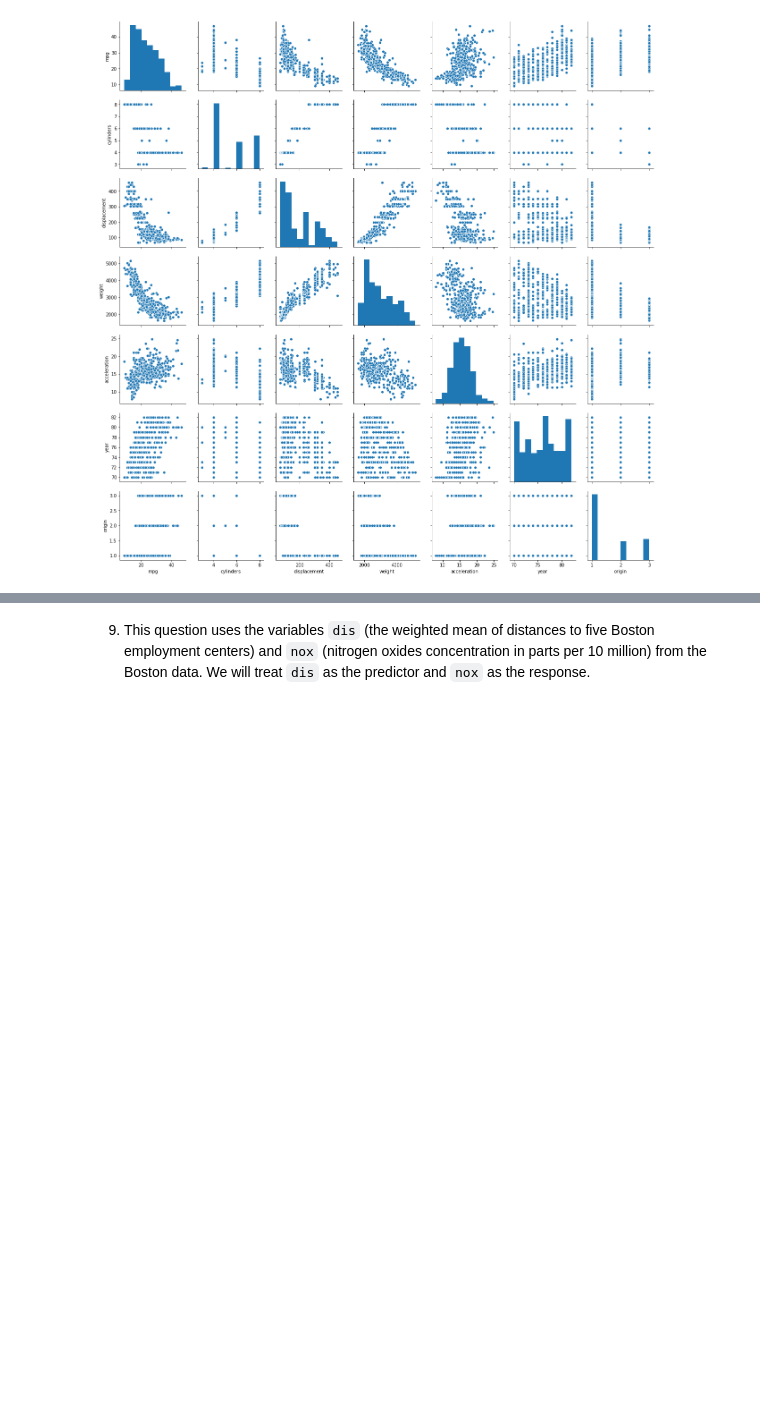
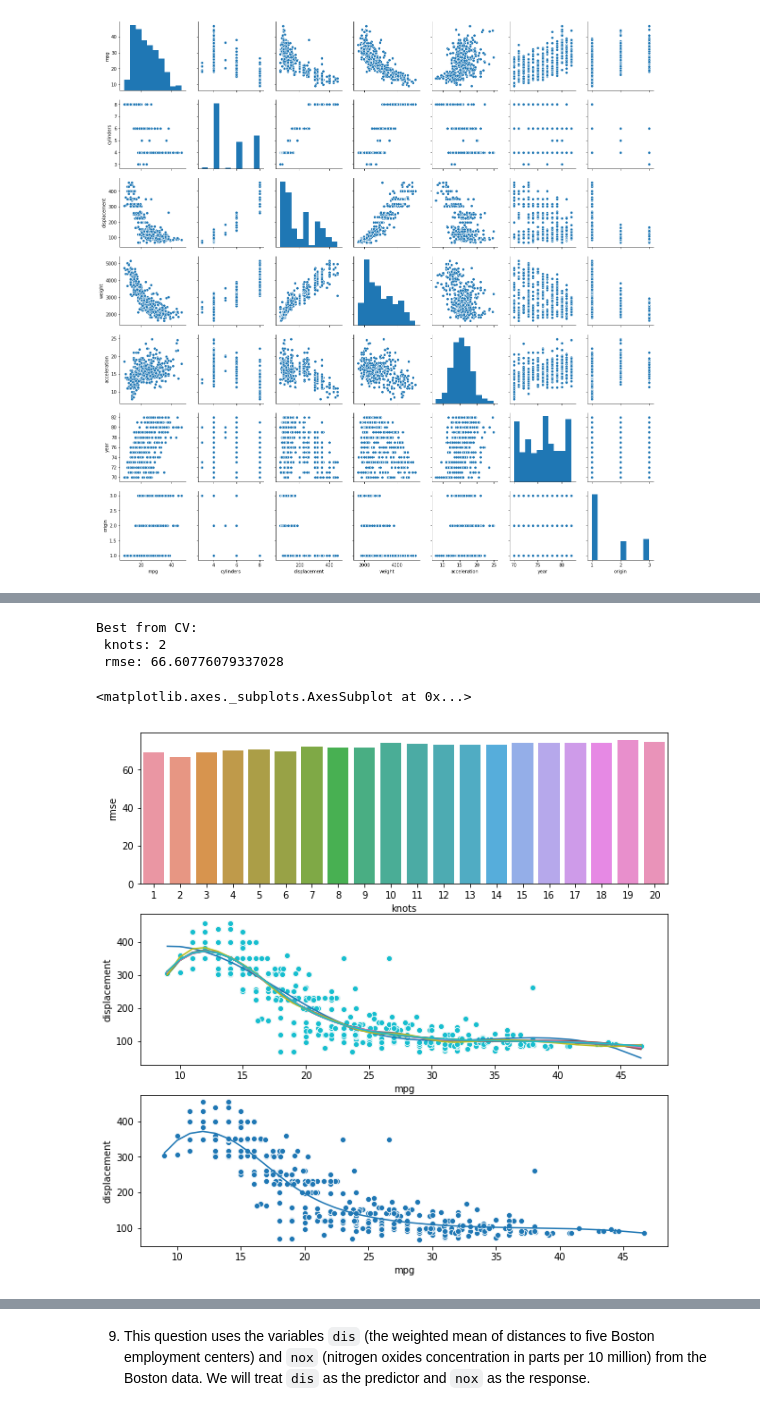
Before and after one commit to coxy1989/mlsabbatical, a Jupyter notebook: notebooks/statistical_learning/ch7_statistical_learning/applied.ipynb, the cells around one changed output, grey strips where cells are left out. Cells and saved outputs as stored; diff of their text form; code cells hidden in the pictures; blank space fills up the shorter version.

```diff
--- a/notebooks/statistical_learning/ch7_statistical_learning/applied.ipynb
+++ b/notebooks/statistical_learning/ch7_statistical_learning/applied.ipynb
@@ -219,0 +319,59 @@ sns.heatmap(auto_df.corr(), annot=True)
+# %%
+# Explore the non-linear relationship between displacement and mpg (3)
+# Cubic Spline
+
+def spline_basis_extract_x(df, i):
+    f = 'bs(mpg, df={}, degree=3, include_intercept=True)'.format(i+4)
+    return pt.dmatrix(f, df)
+
+
+cv_result = run_cv(auto_df,
+                   10,
+                   spline_basis_extract_x,
+                   lambda df: df.displacement,
+                   lambda x, y: linear_model.LinearRegression(fit_intercept=False).fit(x, y),
+                   range(1,21))
+
+# bump the index so index loc = number of knots
+cv_result.columns = cv_result.columns + 1
+
+# print the best number of knots and score
+sorted_cv_result = cv_result.mean().sort_values()
+sorted_cv_result
+knots = sorted_cv_result.index[0]
+rmse = sorted_cv_result.iloc[0]
+print('Best from CV: \n knots: {} \n rmse: {}'.format(knots, rmse))
+
+# plots
+_, (ax1, ax2, ax3) = plt.subplots(nrows=3, figsize=(10, 10))
+
+# plot some splines
+for i in range(1, 10):
+    x = spline_basis_extract_x(auto_df, i)
+    y = auto_df.displacement
+    model = linear_model.LinearRegression(fit_intercept=False).fit(x, y)
+    preds = model.predict(x)
+    sns.scatterplot(x='mpg', y='displacement', data=auto_df, ax=ax2)
+    sns.lineplot(x=auto_df.mpg, y=preds, ax=ax2)
+
+# plot the best spline
+x = spline_basis_extract_x(auto_df, 2)
+y = auto_df.displacement
+model = linear_model.LinearRegression(fit_intercept=False).fit(x, y)
+preds = model.predict(x)
+sns.scatterplot(x='mpg', y='displacement', data=auto_df, ax=ax3)
+sns.lineplot(x=auto_df.mpg, y=preds, ax=ax3)
+
+# plot rmse bars
+bar_df = pd.DataFrame({'rmse' : cv_result.mean(), 'knots' : cv_result.columns})
+sns.barplot(y='rmse', x='knots', data=bar_df, ax=ax1)
+
+# plot best spline
+sns.scatterplot(x='mpg', y='displacement', data=auto_df, ax=ax2)
+sns.lineplot(x=auto_df.mpg, y=preds, ax=ax2)
+# %% [output]
+Best from CV:
+ knots: 2
+ rmse: 66.60776079337028
+<matplotlib.axes._subplots.AxesSubplot at 0x...>
+[figure, added]
```
Also changed, not shown: parts of 28 cells of this notebook, 1 other file.
